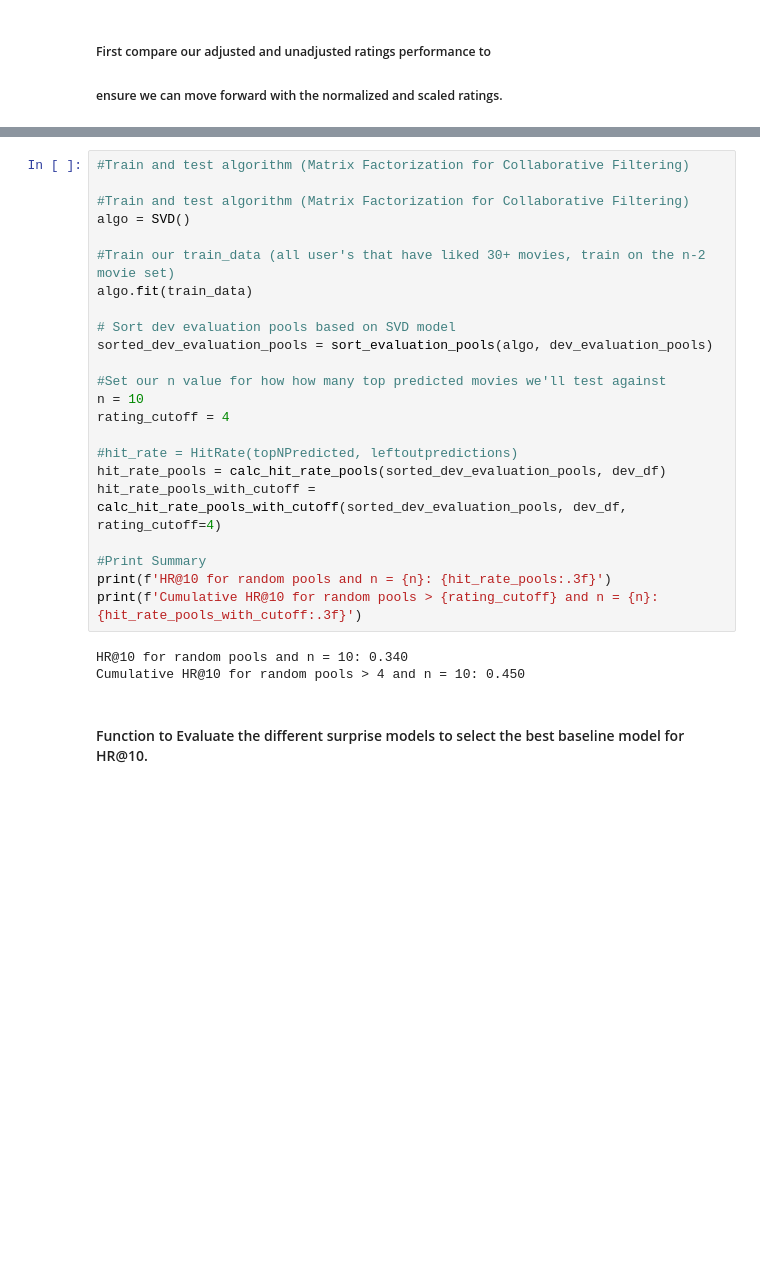
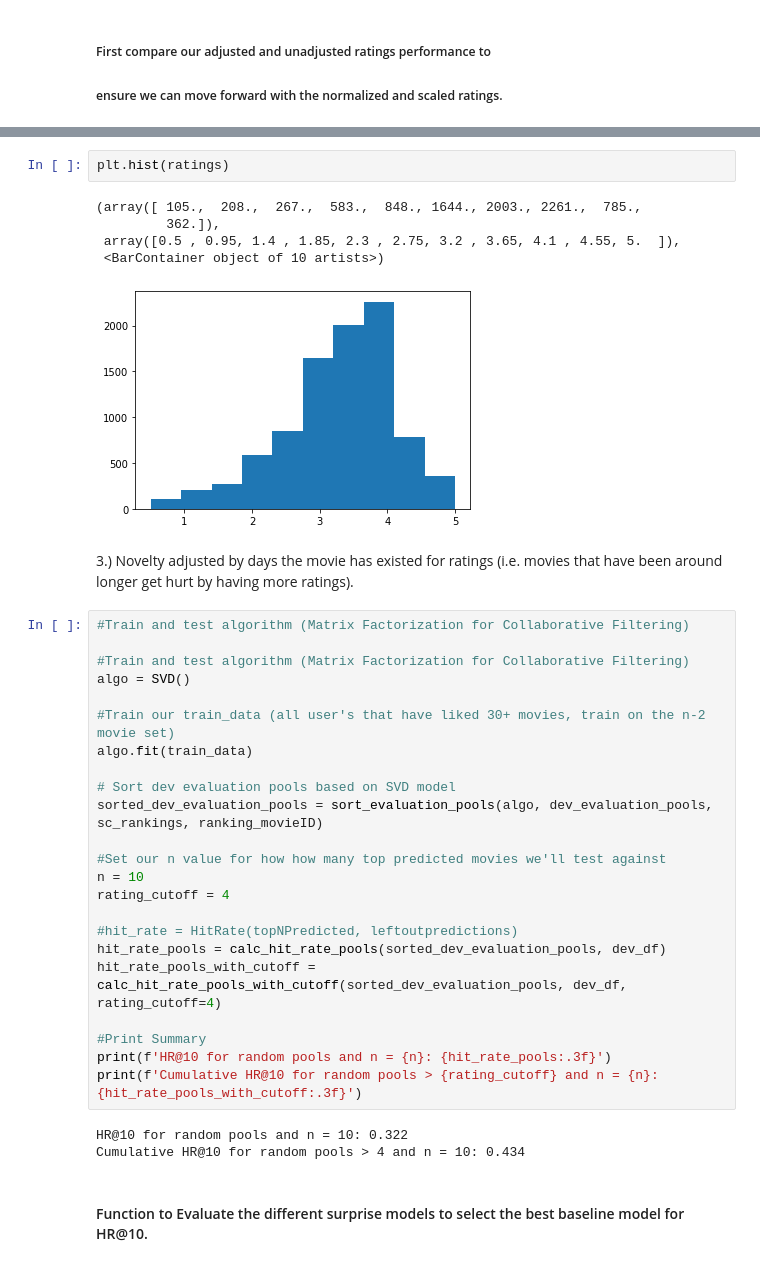
Before and after one commit to bdougall/W207_movies, a Jupyter notebook: jerico_notebook_2.ipynb, the cells around one changed output, grey strips where cells are left out. Saved outputs shown, nothing was run; the diff lists cells and outputs as text; blank space fills up the shorter version.

```diff
--- a/jerico_notebook_2.ipynb
+++ b/jerico_notebook_2.ipynb
@@ -674,3 +752,13 @@ test_data = test_data.build_testset()
+# %%
+plt.hist(ratings)
+# %% [output]
+(array([ 105.,  208.,  267.,  583.,  848., 1644., 2003., 2261.,  785.,
+         362.]),
+ array([0.5 , 0.95, 1.4 , 1.85, 2.3 , 2.75, 3.2 , 3.65, 4.1 , 4.55, 5.  ]),
+ <BarContainer object of 10 artists>)
+[figure, added]
+# %% [markdown]
+3.) Novelty adjusted by days the movie has existed for ratings (i.e. movies that have been around longer get hurt by having more ratings).
 # %%
 #Train and test algorithm (Matrix Factorization for Collaborative Filtering)
 
@@ -681,7 +769,7 @@ algo = SVD()
 algo.fit(train_data)
 
 # Sort dev evaluation pools based on SVD model
-sorted_dev_evaluation_pools = sort_evaluation_pools(algo, dev_evaluation_pools)
+sorted_dev_evaluation_pools = sort_evaluation_pools(algo, dev_evaluation_pools, sc_rankings, ranking_movieID)
 
 #Set our n value for how how many top predicted movies we'll test against
 n = 10
@@ -695,8 +783,8 @@ hit_rate_pools_with_cutoff = calc_hit_rate_pools_with_cutoff(sorted_dev_evaluati
 print(f'HR@10 for random pools and n = {n}: {hit_rate_pools:.3f}')
 print(f'Cumulative HR@10 for random pools > {rating_cutoff} and n = {n}: {hit_rate_pools_with_cutoff:.3f}')
 # %% [output]
-HR@10 for random pools and n = 10: 0.340
-Cumulative HR@10 for random pools > 4 and n = 10: 0.450
+HR@10 for random pools and n = 10: 0.322
+Cumulative HR@10 for random pools > 4 and n = 10: 0.434
 # %% [markdown]
 #### Function to Evaluate the different surprise models to select the best baseline model for HR@10.
 # %%
```
Also changed, not shown: parts of 43 cells of this notebook.
